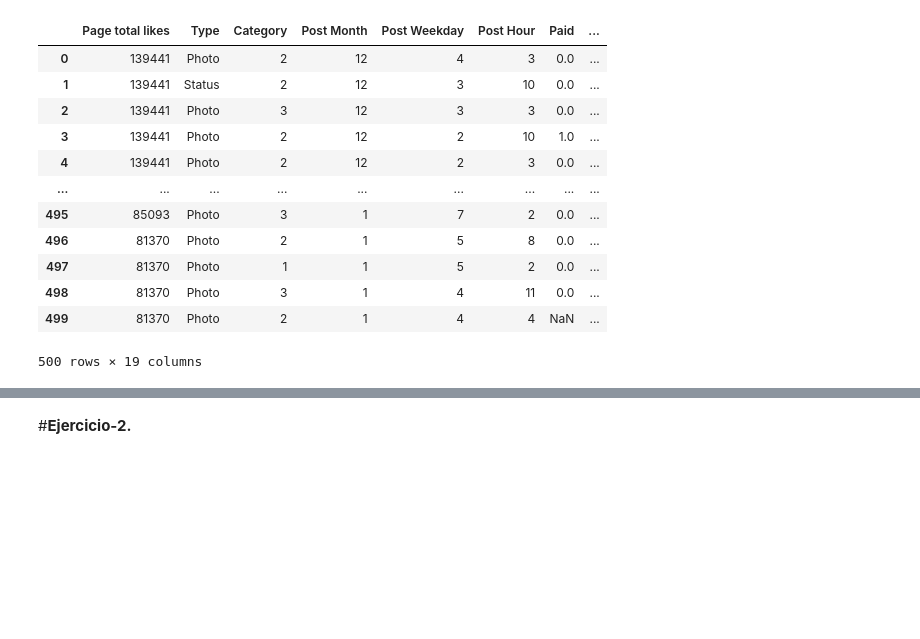
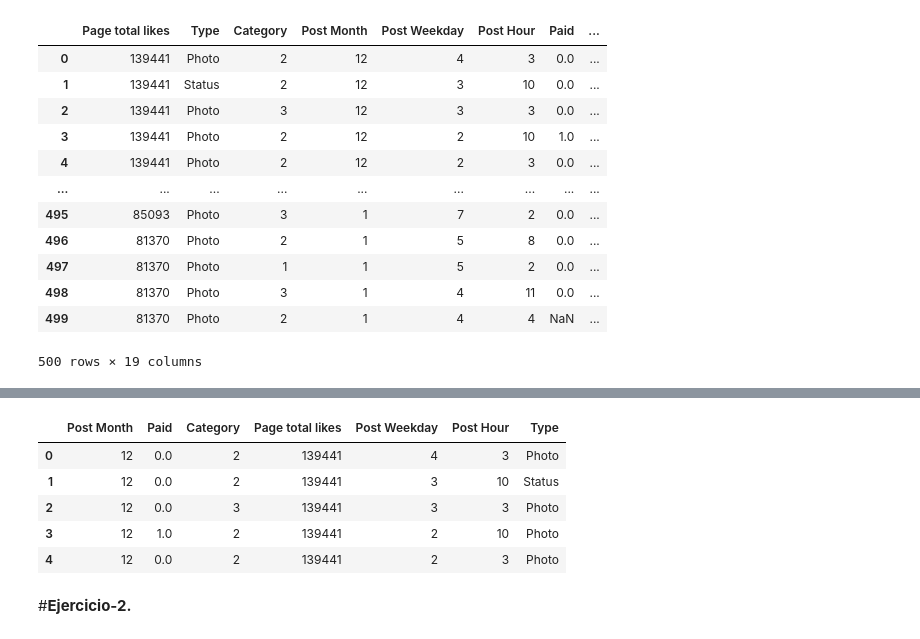
Before and after one commit to zangatec/E16, a Jupyter notebook: MNA_IAyAA_semana_7_Actividad_equipo_16.ipynb, the cells around one changed output, grey strips where cells are left out. Cells and saved outputs as stored; diff of their text form; code cells hidden in the pictures; blank space fills up the shorter version.

```diff
--- a/MNA_IAyAA_semana_7_Actividad_equipo_16.ipynb
+++ b/MNA_IAyAA_semana_7_Actividad_equipo_16.ipynb
@@ -43,3 +43,6 @@ df
 | 498 | 81370 | Photo | 3 | 1 | 4 | 11 | 0.0 | ... |
 | 499 | 81370 | Photo | 2 | 1 | 4 | 4 | NaN | ... |
 500 rows × 19 columns
+# %%
+df.rename(columns={"Lifetime People who have liked your Page and engaged with your post":"LPE"}, inplace=True)
+df
@@ -45,0 +63,4 @@ df
+# %%
+#Se definen las variables de entrada y salida
+Y=df[{"LPE"}]
+X=df[{"Category", "Page total likes", "Type", "Post Month", "Post Hour", "Post Weekday", "Paid"}]
@@ -46,3 +78,13 @@ df
+# %%
+#Comprobación variables de entrada
+X.head()
+# %% [output]
+|  | Post Month | Paid | Category | Page total likes | Post Weekday | Post Hour | Type |
+| 0 | 12 | 0.0 | 2 | 139441 | 4 | 3 | Photo |
+| 1 | 12 | 0.0 | 2 | 139441 | 3 | 10 | Status |
+| 2 | 12 | 0.0 | 3 | 139441 | 3 | 3 | Photo |
+| 3 | 12 | 1.0 | 2 | 139441 | 2 | 10 | Photo |
+| 4 | 12 | 0.0 | 2 | 139441 | 2 | 3 | Photo |
 # %% [markdown]
 #**Ejercicio-2.**
 # %%
```
Also changed, not shown: parts of 2 cells of this notebook.
